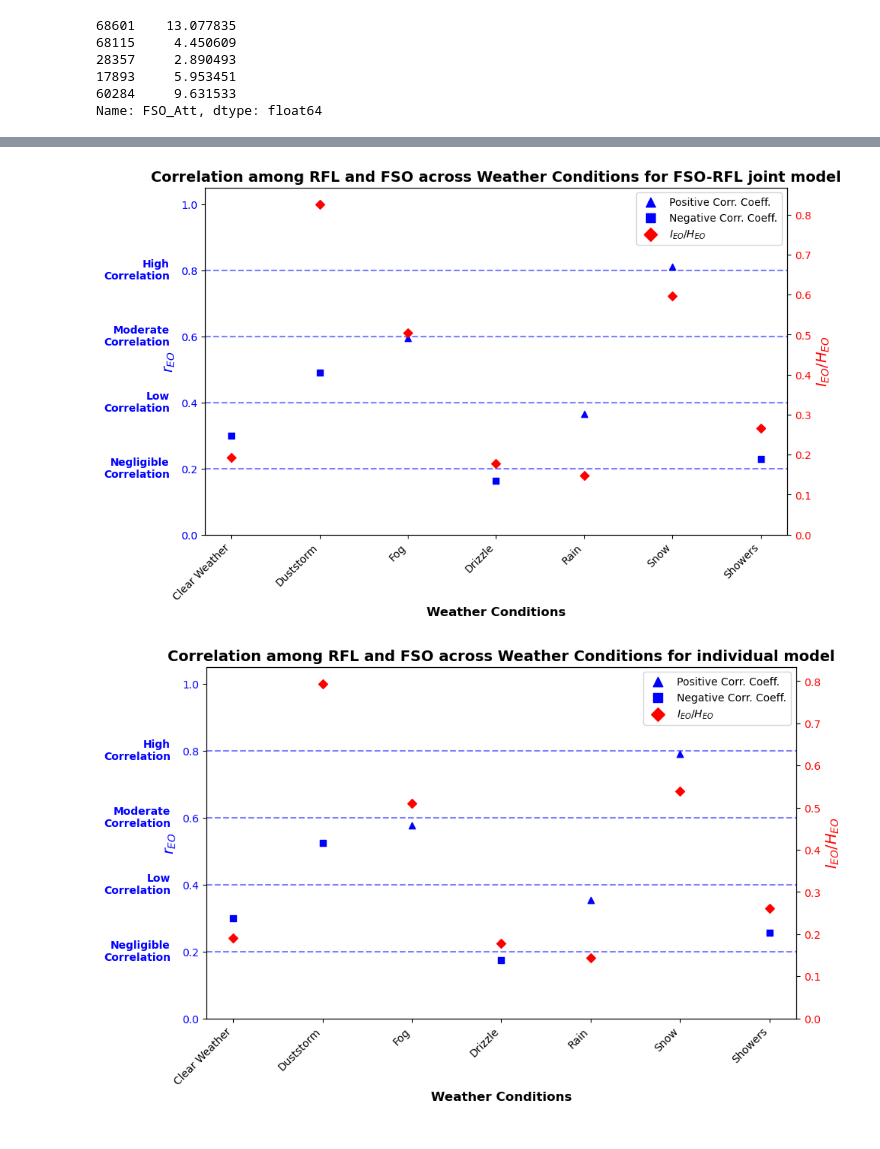
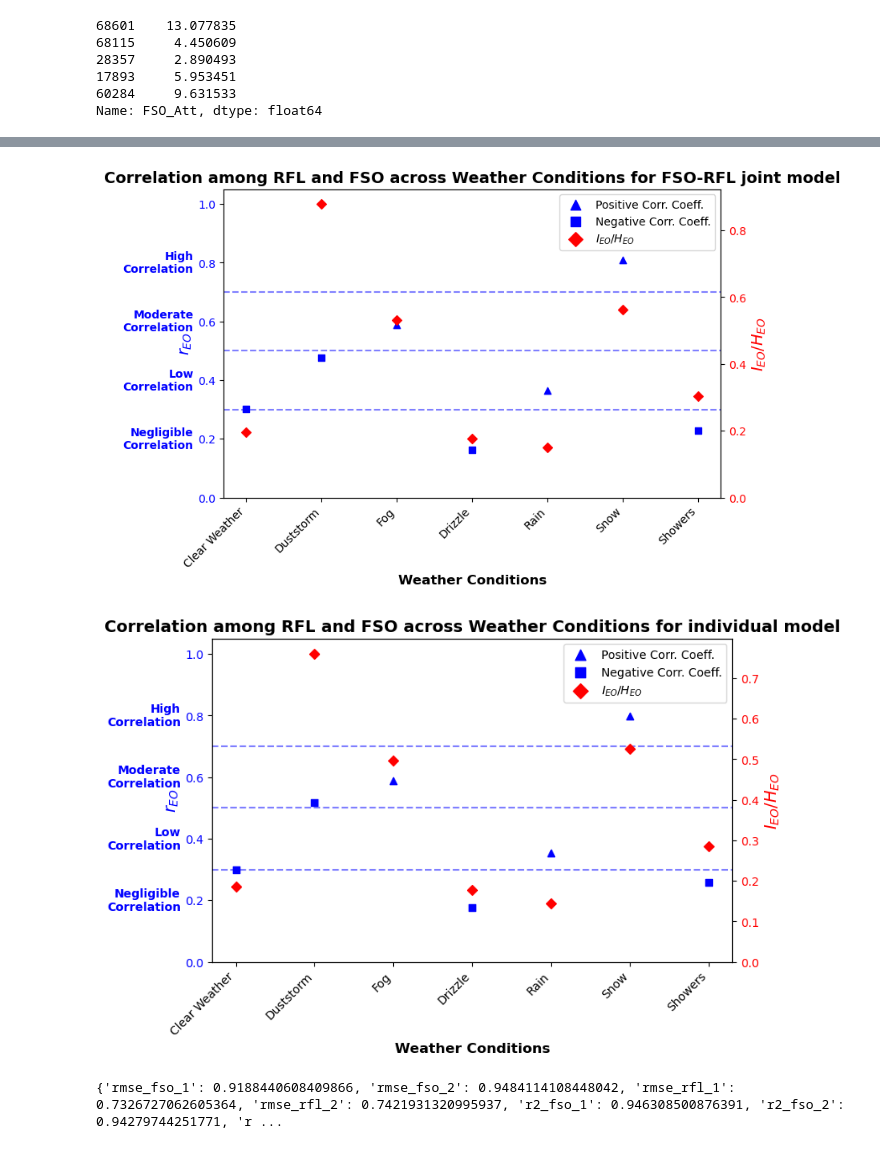
Before and after one commit to Purushka/Project-Code, a Jupyter notebook: Project-partB/result_plotting.ipynb, the cells around one changed output, grey strips where cells are left out. Saved outputs shown, nothing was run; the diff lists cells and outputs as text; code cells hidden in the pictures.

```diff
--- a/Project-partB/result_plotting.ipynb
+++ b/Project-partB/result_plotting.ipynb
@@ -356,7 +353,7 @@ for synop_code in ordered_synop_codes:
     mutual_info_ratios.append(mi_ratio)
 
 # plotting
-fig, ax1 = plt.subplots(figsize=(10, 6))
+fig, ax1 = plt.subplots(figsize=(8,5))
 
 # Create an index for each SYNOP code in ordered_synop_codes to align data points with x-axis labels
 x_positions = range(len(ordered_synop_codes))
@@ -368,38 +365,38 @@ ax1.set_xlabel('Weather Conditions', fontsize=12, fontweight='bold')
 ax1.set_ylabel(r'$r_{EO}$', color='blue', fontsize=14, fontweight='bold')
 ax1.tick_params(axis='y', labelcolor='blue')
 ax1.set_ylim(0, 1.05)
 
 # Set custom x-ticks for ordered weather conditions
 ax1.set_xticks(x_positions)
 ax1.set_xticklabels(weather_conditions, rotation=45, ha='right')
 
 # Adding extended horizontal lines
-ax1.axhline(0.8, color='blue', linestyle='--', alpha=0.5, clip_on=True)
-ax1.axhline(0.6, color='blue', linestyle='--', alpha=0.5, clip_on=True)
-ax1.axhline(0.4, color='blue', linestyle='--', alpha=0.5, clip_on=True)
-ax1.axhline(0.2, color='blue', linestyle='--', alpha=0.5, clip_on=True)
+ax1.axhline(0.7, color='blue', linestyle='--', alpha=0.5, clip_on=True)
+ax1.axhline(0.5, color='blue', linestyle='--', alpha=0.5, clip_on=True)
+ax1.axhline(0.3, color='blue', linestyle='--', alpha=0.5, clip_on=True)
+
 
 # Add custom labels for correlation levels
 ax1.text(-0.7, 0.8, 'High\nCorrelation', color='blue', fontsize=10, ha='right', va='center', fontweight='bold')
 ax1.text(-0.7, 0.6, 'Moderate\nCorrelation', color='blue', fontsize=10, ha='right', va='center', fontweight='bold')
 ax1.text(-0.7, 0.4, 'Low\nCorrelation', color='blue', fontsize=10, ha='right', va='center', fontweight='bold')
 ax1.text(-0.7, 0.2, 'Negligible\nCorrelation', color='blue', fontsize=10, ha='right', va='center', fontweight='bold')
 
 # plotting mutual info
 ax2 = ax1.twinx()
 ax2.scatter(x_positions, mutual_info_ratios, c='red', marker='D', label=r'$I_{EO} / H_{EO}$')
 ax2.set_ylabel(r'$I_{EO} / H_{EO}$', color='red', fontsize=14, fontweight='bold')
 ax2.tick_params(axis='y', labelcolor='red')
 ax2.set_ylim(0, max(mutual_info_ratios) * 1.05)
 
 # Moving legend outside
 fig.legend(loc="upper right", bbox_to_anchor=(0.9, 0.88), fontsize=10, markerscale=1.5)
 plt.title('Correlation among RFL and FSO across Weather Conditions for FSO-RFL joint model', fontsize=14, fontweight='bold')
 
 
 plt.show()
 # %% [output]
-[figure, old version]
+[figure, new version]
 # %%
 # Mapping of SYNOPCode to weather conditions
 synop_to_weather = {
@@ -440,7 +437,7 @@ for synop_code in ordered_synop_codes:
     mutual_info_ratios.append(mi_ratio)
 
 # plotting
-fig, ax1 = plt.subplots(figsize=(10, 6))
+fig, ax1 = plt.subplots(figsize=(8,5))
 
 # Create an index for each SYNOP code in ordered_synop_codes to align data points with x-axis labels
 x_positions = range(len(ordered_synop_codes))
@@ -458,10 +455,9 @@ ax1.set_xticks(x_positions)
 ax1.set_xticklabels(weather_conditions, rotation=45, ha='right')
 
 # Adding extended horizontal lines
-ax1.axhline(0.8, color='blue', linestyle='--', alpha=0.5, clip_on=True)
-ax1.axhline(0.6, color='blue', linestyle='--', alpha=0.5, clip_on=True)
-ax1.axhline(0.4, color='blue', linestyle='--', alpha=0.5, clip_on=True)
-ax1.axhline(0.2, color='blue', linestyle='--', alpha=0.5, clip_on=True)
+ax1.axhline(0.7, color='blue', linestyle='--', alpha=0.5, clip_on=True)
+ax1.axhline(0.5, color='blue', linestyle='--', alpha=0.5, clip_on=True)
+ax1.axhline(0.3, color='blue', linestyle='--', alpha=0.5, clip_on=True)
 
 # Add custom labels for correlation levels
 ax1.text(-0.7, 0.8, 'High\nCorrelation', color='blue', fontsize=10, ha='right', va='center', fontweight='bold')
@@ -483,4 +479,29 @@ plt.title('Correlation among RFL and FSO across Weather Conditions for individua
 
 plt.show()
 # %% [output]
-[figure, old version]
+[figure, new version]
+# %%
+# Calculate RMSE and R² for the first-stage models (FSO_pred_1 and RFL_pred_1)
+rmse_fso_1 = mean_squared_error(result['y_FSO_test'], result['FSO_pred_1'], squared=False)
+rmse_rfl_1 = mean_squared_error(result['y_RFL_test'], result['RFL_pred_1'], squared=False)
+r2_fso_1 = r2_score(result['y_FSO_test'], result['FSO_pred_1'])
+r2_rfl_1 = r2_score(result['y_RFL_test'], result['RFL_pred_1'])
+
+# Calculate RMSE and R² for the second-stage models (y_pred_FSO_2 and y_pred_RFL_2)
+rmse_fso_2 = mean_squared_error(result['y_FSO_test'], result['y_pred_FSO_2'], squared=False)
+rmse_rfl_2 = mean_squared_error(result['y_RFL_test'], result['y_pred_RFL_2'], squared=False)
+r2_fso_2 = r2_score(result['y_FSO_test'], result['y_pred_FSO_2'])
+r2_rfl_2 = r2_score(result['y_RFL_test'], result['y_pred_RFL_2'])
+
+accuracy={}
+accuracy['rmse_fso_1']=rmse_fso_1
+accuracy['rmse_fso_2']=rmse_fso_2
+accuracy['rmse_rfl_1']=rmse_rfl_1
+accuracy['rmse_rfl_2']=rmse_rfl_2
+accuracy['r2_fso_1']=r2_fso_1
+accuracy['r2_fso_2']=r2_fso_2
+accuracy['r2_rfl_1']=r2_rfl_1
+accuracy['r2_rfl_2']=r2_rfl_2
+print(accuracy)
+# %% [output]
+{'rmse_fso_1': 0.9188440608409866, 'rmse_fso_2': 0.9484114108448042, 'rmse_rfl_1': 0.7326727062605364, 'rmse_rfl_2': 0.7421931320995937, 'r2_fso_1': 0.946308500876391, 'r2_fso_2': 0.94279744251771, 'r ...
```
Also changed, not shown: parts of 9 cells of this notebook.
